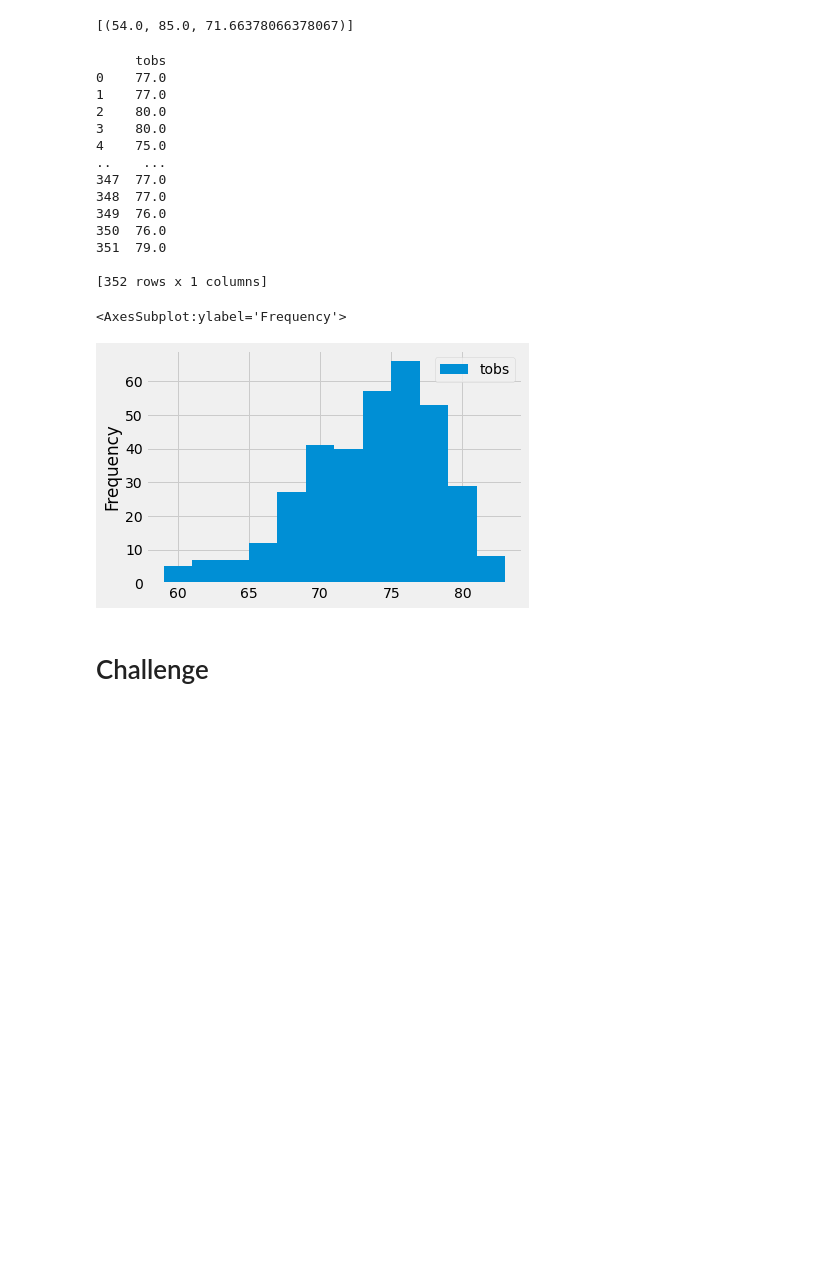
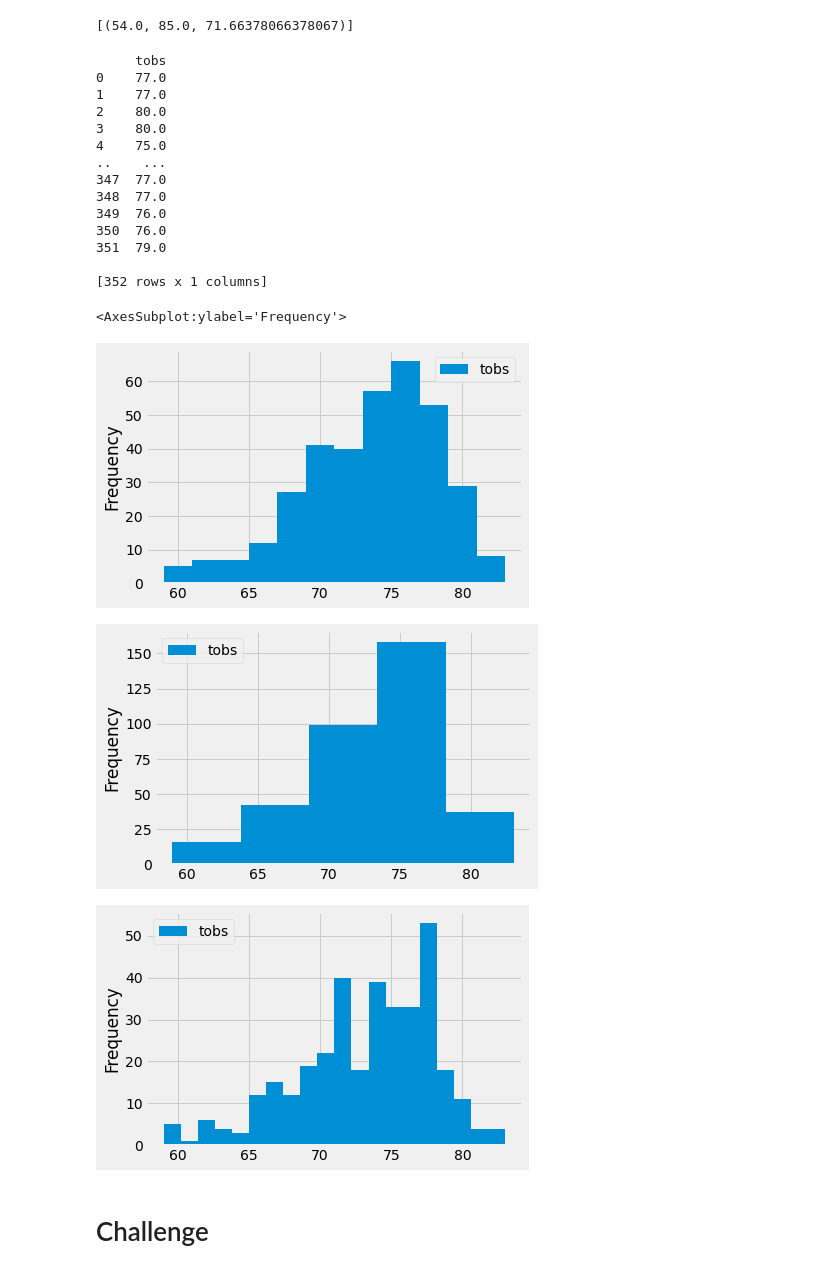
Before and after one commit to afhayden/surfs_up, a Jupyter notebook: climate_analysis.ipynb, the cells around one changed output. Saved outputs shown, nothing was run; the diff lists cells and outputs as text; code cells hidden in the pictures; blank space fills up the shorter version.

```diff
--- a/climate_analysis.ipynb
+++ b/climate_analysis.ipynb
@@ -110,31 +110,35 @@ filter(Measurement.station == 'USC00519281').all()
 # %%
 # Choose the station with the highest number of temperature observations.
 # Query the last 12 months of temperature observation data for this station and plot the results as a histogram
 results = session.query(Measurement.tobs).\
 filter(Measurement.station == 'USC00519281').\
 filter(Measurement.date >= prev_year).all()
 #print(results)
 df = pd.DataFrame(results, columns=['tobs'])
 print(df)
 
 df.plot.hist(bins=12)
+df.plot.hist(bins=5)
+df.plot.hist(bins=20)
 # %% [output]
      tobs
 0    77.0
 1    77.0
 2    80.0
 3    80.0
 4    75.0
 ..    ...
 347  77.0
 348  77.0
 349  76.0
 350  76.0
 351  79.0
 
 [352 rows x 1 columns]
 <AxesSubplot:ylabel='Frequency'>
 [figure]
+[figure, added]
+[figure, added]
 # %%
 # Write a function called `calc_temps` that will accept start date and end date in the format '%Y-%m-%d'
 # and return the minimum, average, and maximum temperatures for that range of dates
```
Also changed, not shown: 1 other file.
